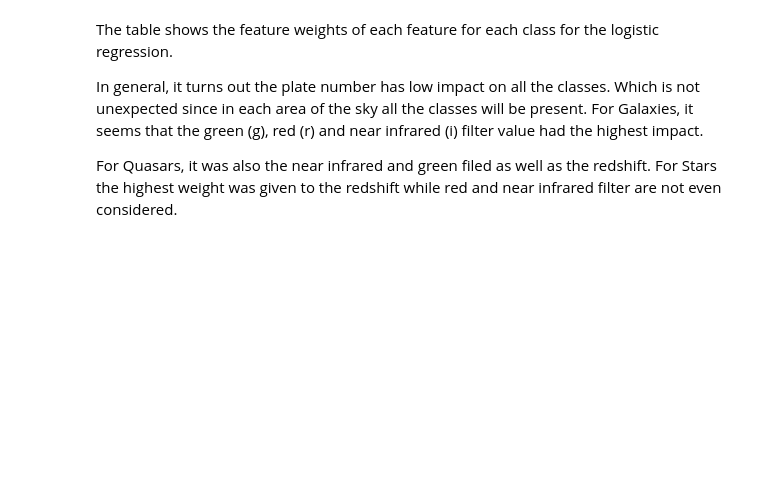
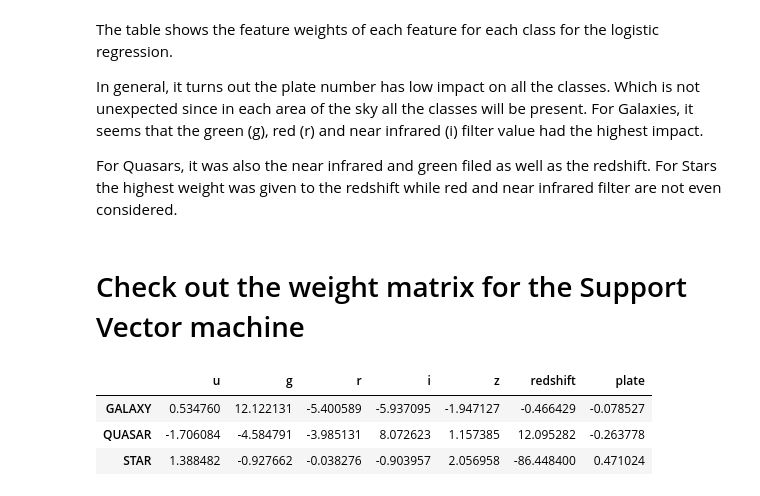
Before and after one commit to NicolaHorst/UNI_Stellar_Classification, a Jupyter notebook: 04_Model_Evalutaion.ipynb, the cells around one changed output. Saved outputs shown, nothing was run; the diff lists cells and outputs as text; code cells hidden in the pictures; blank space fills up the shorter version.

```diff
--- a/04_Model_Evalutaion.ipynb
+++ b/04_Model_Evalutaion.ipynb
@@ -307,3 +343,12 @@ For Galaxies, it seems that the green (g), red (r) and near infrared (i) filter
 
 For Quasars, it was also the near infrared and green filed as well as the redshift.
 For Stars the highest weight was given to the redshift while red and near infrared filter are not even considered.
+# %% [markdown]
+# Check out the weight matrix for the  Support Vector machine
+# %%
+DataFrame(model_configurations["svm"]["estimator"].coef_, columns=model_configurations["log_reg"]["estimator"].feature_names_in_, index=["GALAXY", "QUASAR", "STAR"])
+# %% [output]
+|  | u | g | r | i | z | redshift | plate |
+| GALAXY | 0.534760 | 12.122131 | -5.400589 | -5.937095 | -1.947127 | -0.466429 | -0.078527 |
+| QUASAR | -1.706084 | -4.584791 | -3.985131 | 8.072623 | 1.157385 | 12.095282 | -0.263778 |
+| STAR | 1.388482 | -0.927662 | -0.038276 | -0.903957 | 2.056958 | -86.448400 | 0.471024 |
```
Also changed, not shown: parts of 15 cells of this notebook.
